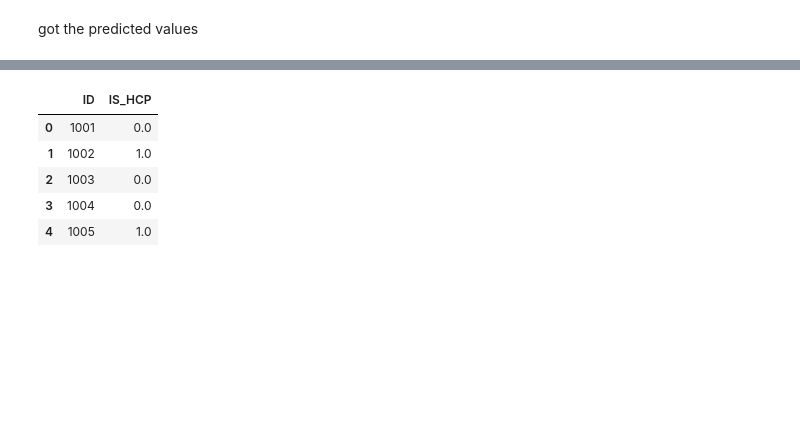
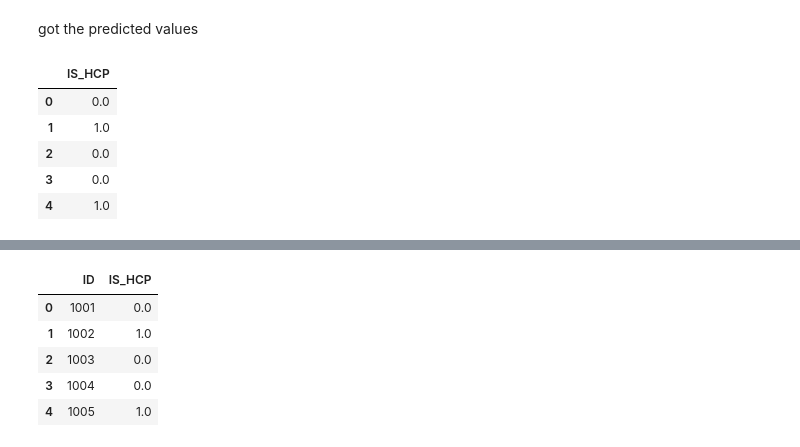
Before and after one commit to palswayam5/Hackathon, a Jupyter notebook: IS_HCP_scaling.ipynb, the cells around one changed output, grey strips where cells are left out. Saved outputs shown, nothing was run; the diff lists cells and outputs as text; code cells hidden in the pictures; blank space fills up the shorter version.

```diff
--- a/IS_HCP_scaling.ipynb
+++ b/IS_HCP_scaling.ipynb
@@ -390,0 +432,2 @@ now training will take up a lot of time
+# %%
+model.fit(X_train,y_train,validation_data = (X_val,y_val) ,epochs = num_epochs,batch_size = 32)
@@ -498,7 +609,20 @@ y_test = hclf.predict(X_test)
+# %%
+y_test2 = clf.predict(X_test)
 # %%
 is_hcp = pd.DataFrame(y_test,columns = ['IS_HCP'])
 # %% [markdown]
 got the predicted values
+# %%
+is_hcp2 = pd.DataFrame(y_test2,columns = ['IS_HCP'])
+# %%
+is_hcp2.head()
+# %% [output]
+|  | IS_HCP |
+| 0 | 0.0 |
+| 1 | 1.0 |
+| 2 | 0.0 |
+| 3 | 0.0 |
+| 4 | 1.0 |
 # %%
 is_hcp
 # %% [output]
```
Also changed, not shown: parts of 30 cells of this notebook.
